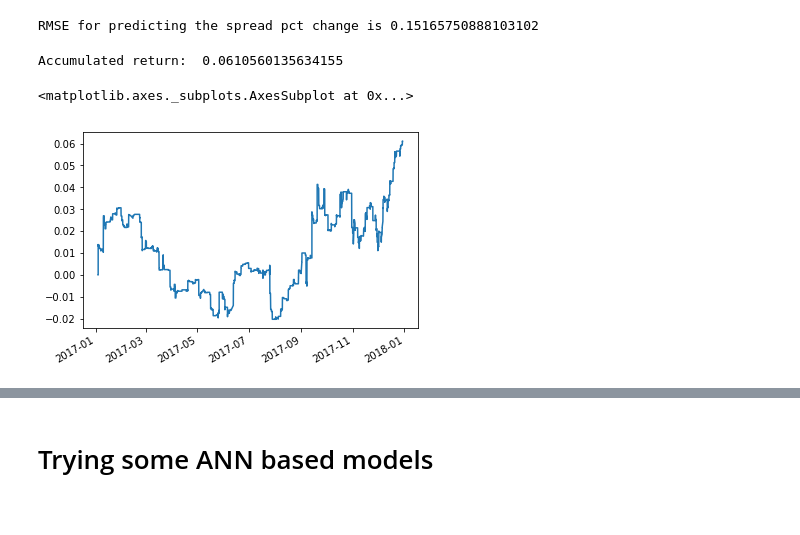
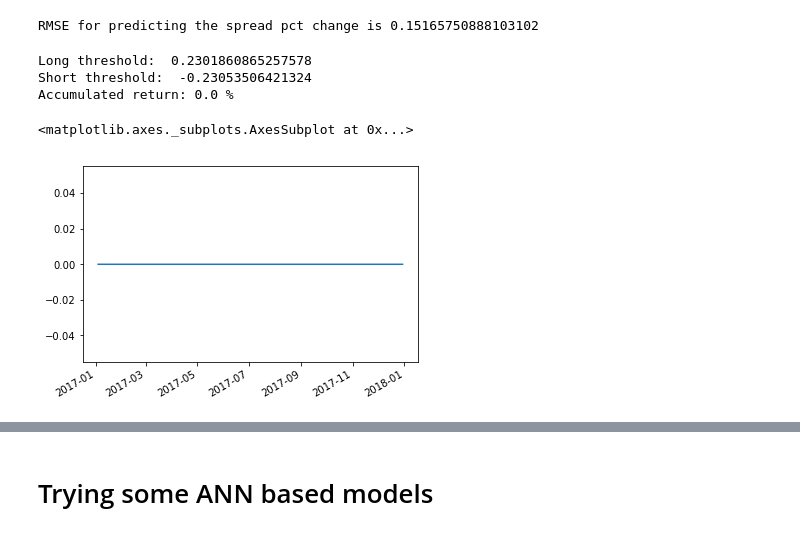
Before and after one commit to simaomsarmento/PairsTrading, a Jupyter notebook: PairsTrading_CommodityETFs-Forecasting.ipynb, the cells around one changed output, grey strips where cells are left out. Drawn from its saved outputs; the diff is of its cells as text; code cells hidden in the pictures.

```diff
--- a/PairsTrading_CommodityETFs-Forecasting.ipynb
+++ b/PairsTrading_CommodityETFs-Forecasting.ipynb
@@ -120,14 +117,25 @@ len(df_prices_train)+len(df_prices_test)
 # %% [markdown]
 # Load Pairs
 # %%
-#with open('data/etfs/pickle/pairs_unfiltered.pickle', 'rb') as handle:
+# intra day
+#with open('data/etfs/pickle/pairs_unfiltered_intraday.pickle', 'rb') as handle:
 #    pairs = pickle.load(handle)
 
-#with open('data/etfs/pickle/pairs_category.pickle', 'rb') as handle:
+#with open('data/etfs/pickle/pairs_category_intraday.pickle', 'rb') as handle:
 #    pairs = pickle.load(handle)
 
-with open('data/etfs/pickle/pairs_unsupervised_learning.pickle', 'rb') as handle:
+with open('data/etfs/pickle/pairs_unsupervised_learning_intraday.pickle', 'rb') as handle:
     pairs = pickle.load(handle)
+
+# interday
+#with open('data/etfs/pickle/pairs_unfiltered_interday.pickle', 'rb') as handle:
+#    pairs = pickle.load(handle)
+
+#with open('data/etfs/pickle/pairs_category_interday.pickle', 'rb') as handle:
+#    pairs = pickle.load(handle)
+
+#with open('data/etfs/pickle/pairs_unsupervised_learning_interday.pickle', 'rb') as handle:
+#    pairs = pickle.load(handle)
 # %%
 # intraday
 n_years_train = round(len(df_prices_train)/(240*78))
@@ -141,7 +149,7 @@ n_years_train
 # %% [markdown]
 # Select one pair randomly
 # %%
-example = pairs[0]#[5]
+example = pairs[1]#[5]
 example_spread = example[2]['spread']
 # %% [markdown]
 **Verify stationarity**
@@ -254,5 +298,5 @@ def forecast_spread_trading(X, Y, spread, beta, predictions, long_threshold, sho
 # %%
-example = pairs[0]#[5]
+example = pairs[1]#[5]
 example_spread = example[2]['spread']
 
 # define data size - select one year for validation
@@ -365,6 +410,6 @@ def static_ARIMA(series, p, d, q, train_val_split):
 # %% [markdown]
 Contrarily from the Neural Network models, predicting the time step t+n implies training until t+n-1, due to the residuals that must be inferred.
 # %%
-arima_static_predictions, error = static_ARIMA(example_spread, 5, 0, 3, train_val_split)
+#arima_static_predictions, error = static_ARIMA(example_spread, 5, 0, 3, train_val_split)
 # %% [output]
 Start model fitting...
@@ -417,15 +476,16 @@ RMSE for predicting the spread pct change is 0.15165750888103102
 # try with more delays
 # %%
 ret_example, cumret_example, summary_example = forecast_spread_trading(X=x_val, Y=y_val,
-                                                       spread=spread_val,
+                                                       spread_test=spread_val,
+                                                       spread_train=example_spread[:train_val_split],
                                                        beta=beta,
                                                        predictions=arima_static_predictions,
-                                                       long_threshold=0.01,
-                                                       short_threshold = -0.01,
-                                                       auto_threshold=True)
-print('Accumulated return: ', cumret_example[-1])
+                                                       lag=1)
+print('Accumulated return: {} %'.format(cumret_example[-1]*100))
 cumret_example.plot()
 # %% [output]
-Accumulated return:  0.0610560135634155
+Long threshold:  0.2301860865257578
+Short threshold:  -0.23053506421324
+Accumulated return: 0.0 %
 <matplotlib.axes._subplots.AxesSubplot at 0x...>
-[figure, old version]
+[figure, new version]
```
Also changed, not shown: parts of 32 cells of this notebook, 4 other files.
